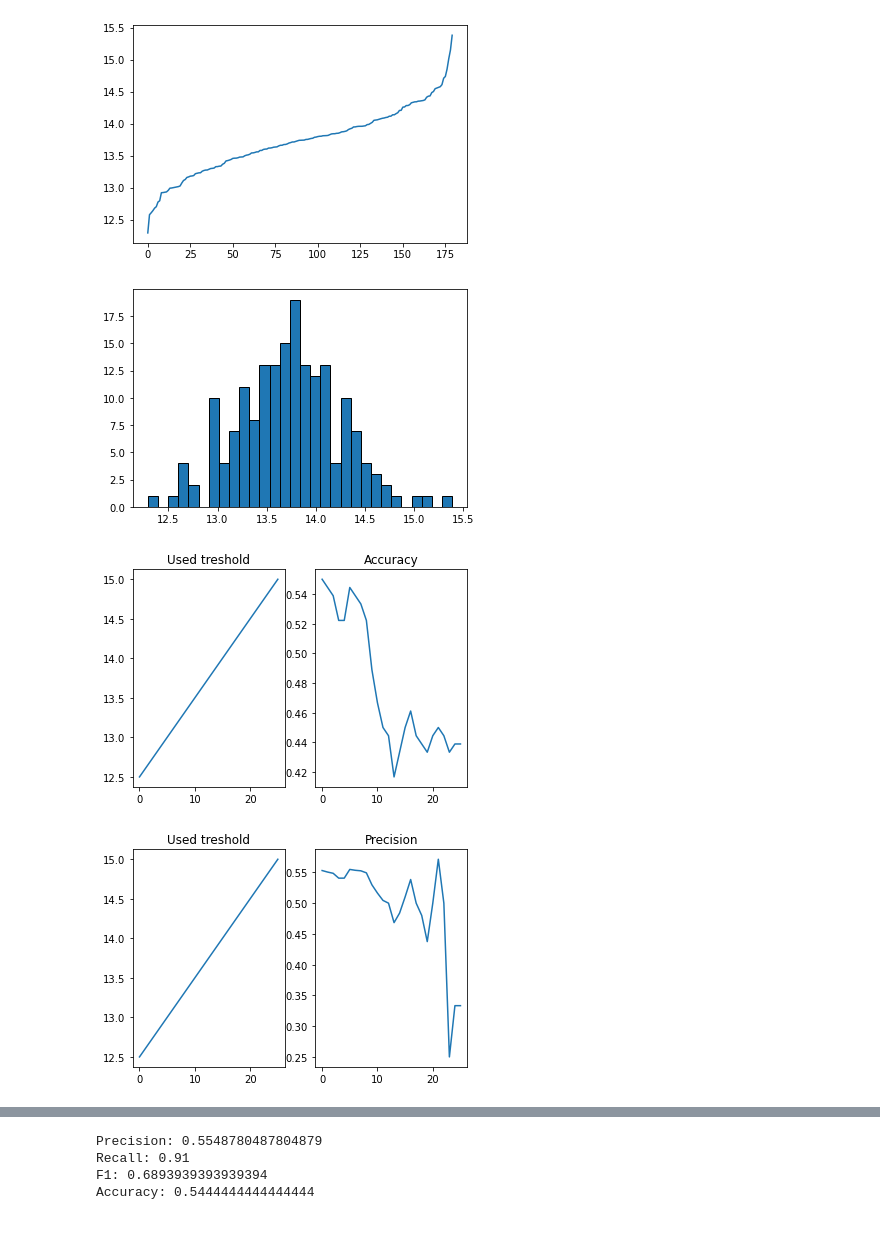
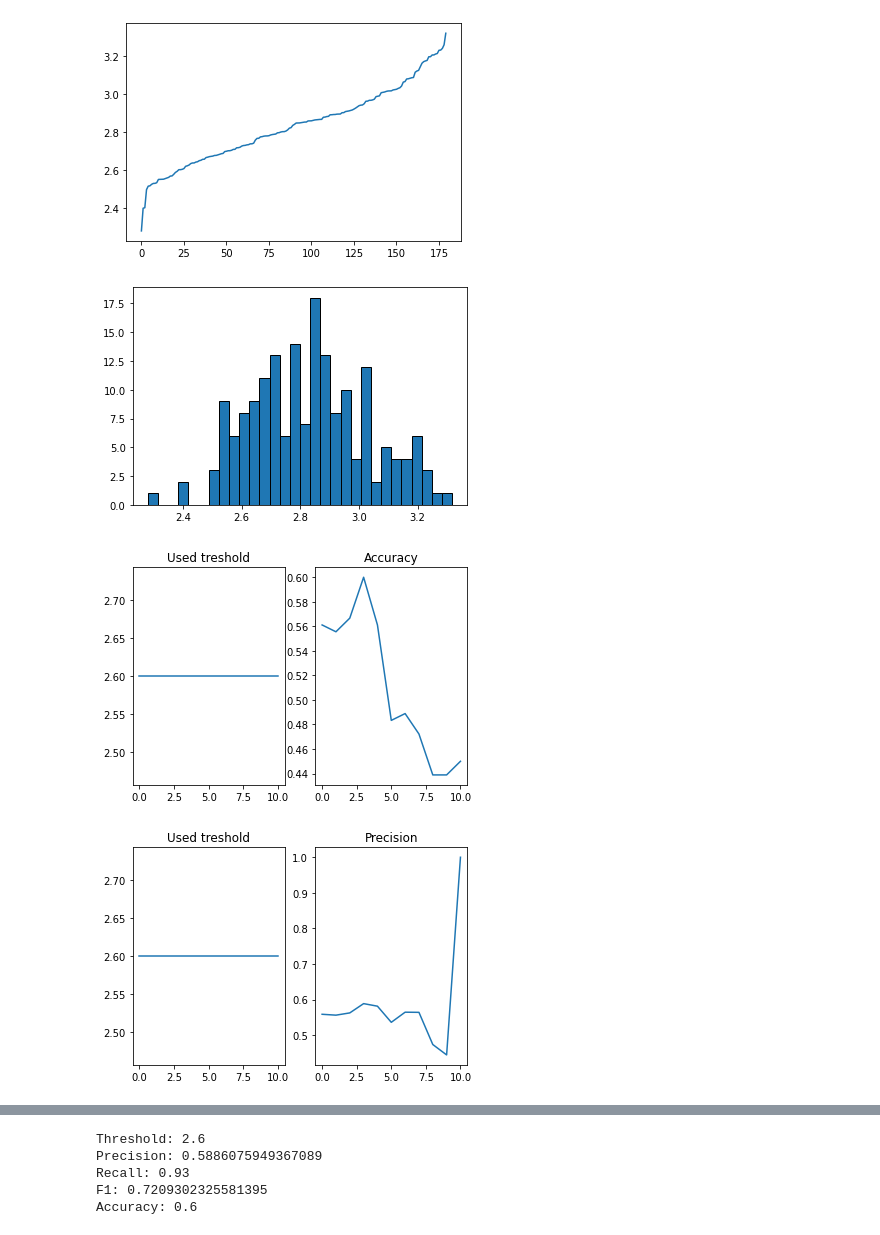
Before and after one commit to AlexDodon/sourceseparation_misc, a Jupyter notebook: time_series.ipynb, the cells around one changed output, grey strips where cells are left out. Cells and saved outputs as stored; diff of their text form; code cells hidden in the pictures.

```diff
--- a/time_series.ipynb
+++ b/time_series.ipynb
@@ -7,7 +7,7 @@
 # %%
 # generates preprocessed datasets for our models
 
-batchSize = 64
+batchSize = 512
 noiseDim = 100
 
 loader1, loader2, loader_mix_val, vallabel, loader_mix_test, testlabel = preprocessing.gen_loaders(
@@ -17,8 +17,8 @@ loader1, loader2, loader_mix_val, vallabel, loader_mix_test, testlabel = preproc
 # %%
 # declares and trains the gan for spikes
 
-gen1 = gans.Generator(inputSize=noiseDim, hiddenSize=40, outputSize=79)
-critic1 = gans.Critic(inputSize=79, hiddenSize=40)
+gen1 = gans.Generator(inputSize=noiseDim, hiddenSize=40, outputSize=80)
+critic1 = gans.Critic(inputSize=80, hiddenSize=40)
 
 print("Spike generator training")
 
@@ -28,8 +28,8 @@ gans.adversarial_trainer(
     critic = critic1,
     batchSize = batchSize,
     noiseDim = noiseDim,
-    epochs = 5,
-    printEpochs = 5,
+    epochs = 20,
+    printEpochs = 20,
 )
 # %% [output]
 Spike generator training
@@ -46,8 +46,8 @@ Generated example:
 # %%
 # declares and trains the gan for hash
 
-gen2 = gans.Generator(inputSize=noiseDim, hiddenSize=40, outputSize=79)
-critic2 = gans.Critic(inputSize=79, hiddenSize=40)
+gen2 = gans.Generator(inputSize=noiseDim, hiddenSize=40, outputSize=80)
+critic2 = gans.Critic(inputSize=80, hiddenSize=40)
 print("Background generator training")
 
 gans.adversarial_trainer(
@@ -74,7 +74,7 @@ Generated example:
 # %%
 # separates the samples from loader_mix_val
 
-cleanextractedSpikesValidation = sourceSeparation.maxlikelihood_separatesources(
+(cleanextractedSpikesValidation,cleanextractedNoisesValidation) = sourceSeparation.maxlikelihood_separatesources(
     generators=[gen1, gen2],
     loader_mix=loader_mix_val,
     epochs=100
@@ -106,8 +106,7 @@ import torch
 import matplotlib.pyplot as plt
 
 
-extractedSpikesValidation = [ x for [[x]] in cleanextractedSpikesValidation]
-extractedSpikesValidation = np.array(extractedSpikesValidation)
+extractedSpikesValidation = np.array(cleanextractedSpikesValidation)
 energy = []
 
 for extractedSpike in extractedSpikesValidation:
@@ -121,7 +120,7 @@ plt.show()
 plt.bar(edges[:-1], hist, width=np.diff(edges), edgecolor="black", align="edge")
 plt.show()
 
-tresholds =  [x / 10 for x in range(125,155,1)]
+thresholds =  [x / 10 for x in range(23,36,1)]
 
 precisions = []
 recalls = []
@@ -129,12 +128,12 @@ f1s = []
 accs = []
 used = []
 
-for treshold in tresholds:
+for threshold in thresholds:
     try:
         res = []
 
         for elem in energy:
-            if elem > treshold:
+            if elem > threshold:
                 res.append(1)
             else:
                 res.append(0)
@@ -173,34 +172,34 @@ for treshold in tresholds:
         accs.append(acc)
         used.append(treshold)
     except:
         continue
 
 _, axs = plt.subplots(1,2)
 axs[0].plot(used)
 axs[0].title.set_text("Used treshold")
 axs[1].plot(accs)
 axs[1].title.set_text("Accuracy")
 plt.show()
 _, axs = plt.subplots(1,2)
 axs[0].plot(used)
 axs[0].title.set_text("Used treshold")
 axs[1].plot(precisions)
 axs[1].title.set_text("Precision")
 plt.show()
 _, axs = plt.subplots(1,2)
 axs[0].plot(used)
 axs[0].title.set_text("Used treshold")
 axs[1].plot(recalls)
 axs[1].title.set_text("Recall")
 plt.show()
 _, axs = plt.subplots(1,2)
 axs[0].plot(used)
 axs[0].title.set_text("Used treshold")
 axs[1].plot(f1s)
 axs[1].title.set_text("F1")
 plt.show()
 # %% [output]
-[figure, old version]
+[figure, new version]
-[figure, old version]
+[figure, new version]
-[figure, old version]
+[figure, new version]
-[figure, old version]
+[figure, new version]
@@ -209,9 +208,10 @@ plt.show()
 # %%
 res = []
-treshold = tresholds[5]
+threshold = thresholds[3]
+print("Threshold: {}".format(treshold))
 
 for elem in energy:
-    if elem > treshold:
+    if elem > threshold:
         res.append(1)
     else:
         res.append(0)
@@ -249,7 +249,8 @@ print("Recall: {}".format(recall))
 print("F1: {}".format(f1))
 print("Accuracy: {}".format(acc))
 # %% [output]
-Precision: 0.5548780487804879
-Recall: 0.91
-F1: 0.6893939393939394
-Accuracy: 0.5444444444444444
+Threshold: 2.6
+Precision: 0.5886075949367089
+Recall: 0.93
+F1: 0.7209302325581395
+Accuracy: 0.6
```
Also changed, not shown: parts of 4 cells of this notebook, 3 other files.
